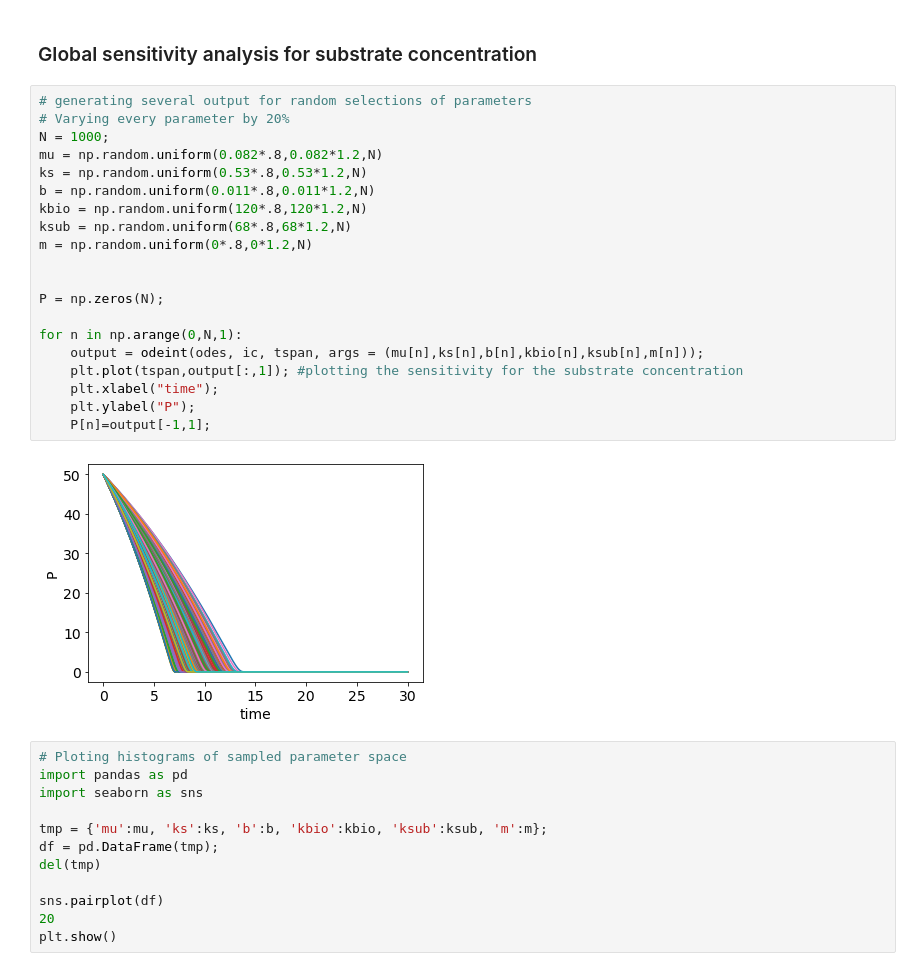
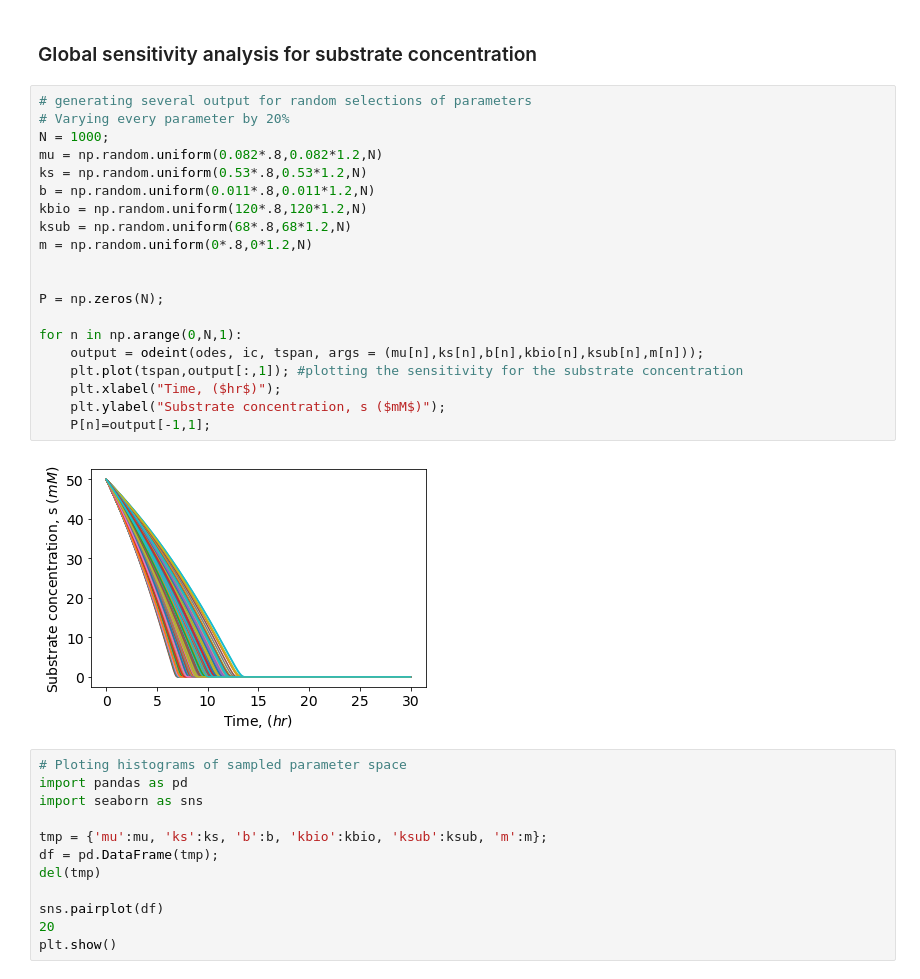
Before and after one commit to LAA147/Project2, a Jupyter notebook: ODEs 1 - Copy.ipynb, the cells around one changed output. Cells and saved outputs as stored; diff of their text form.

```diff
--- a/ODEs 1 - Copy.ipynb
+++ b/ODEs 1 - Copy.ipynb
@@ -195,25 +195,25 @@ plt.plot(tspan, (ODE_output[:,1]));
 # %%
 # generating several output for random selections of parameters
 # Varying every parameter by 20%
 N = 1000;
 mu = np.random.uniform(0.082*.8,0.082*1.2,N)
 ks = np.random.uniform(0.53*.8,0.53*1.2,N)
 b = np.random.uniform(0.011*.8,0.011*1.2,N)
 kbio = np.random.uniform(120*.8,120*1.2,N)
 ksub = np.random.uniform(68*.8,68*1.2,N)
 m = np.random.uniform(0*.8,0*1.2,N)
 
 
 P = np.zeros(N);
 
 for n in np.arange(0,N,1):
     output = odeint(odes, ic, tspan, args = (mu[n],ks[n],b[n],kbio[n],ksub[n],m[n]));
     plt.plot(tspan,output[:,1]); #plotting the sensitivity for the substrate concentration
-    plt.xlabel("time");
-    plt.ylabel("P");
+    plt.xlabel("Time, ($hr$)");
+    plt.ylabel("Substrate concentration, s ($mM$)");
     P[n]=output[-1,1];
 # %% [output]
-[figure, old version]
+[figure, new version]
 # %%
 # Ploting histograms of sampled parameter space
 import pandas as pd
```
Also changed, not shown: parts of 2 cells of this notebook, 1 other file.
